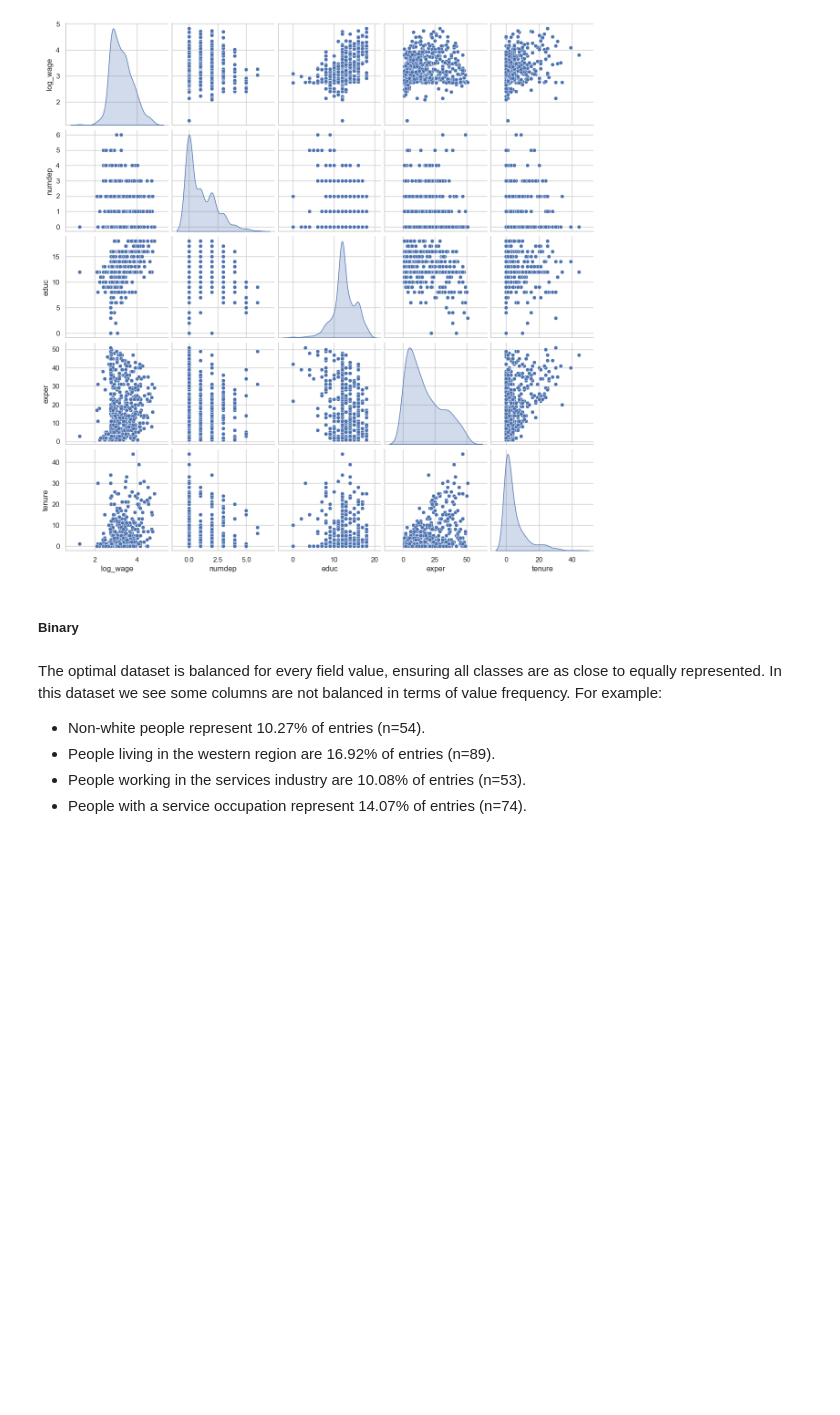
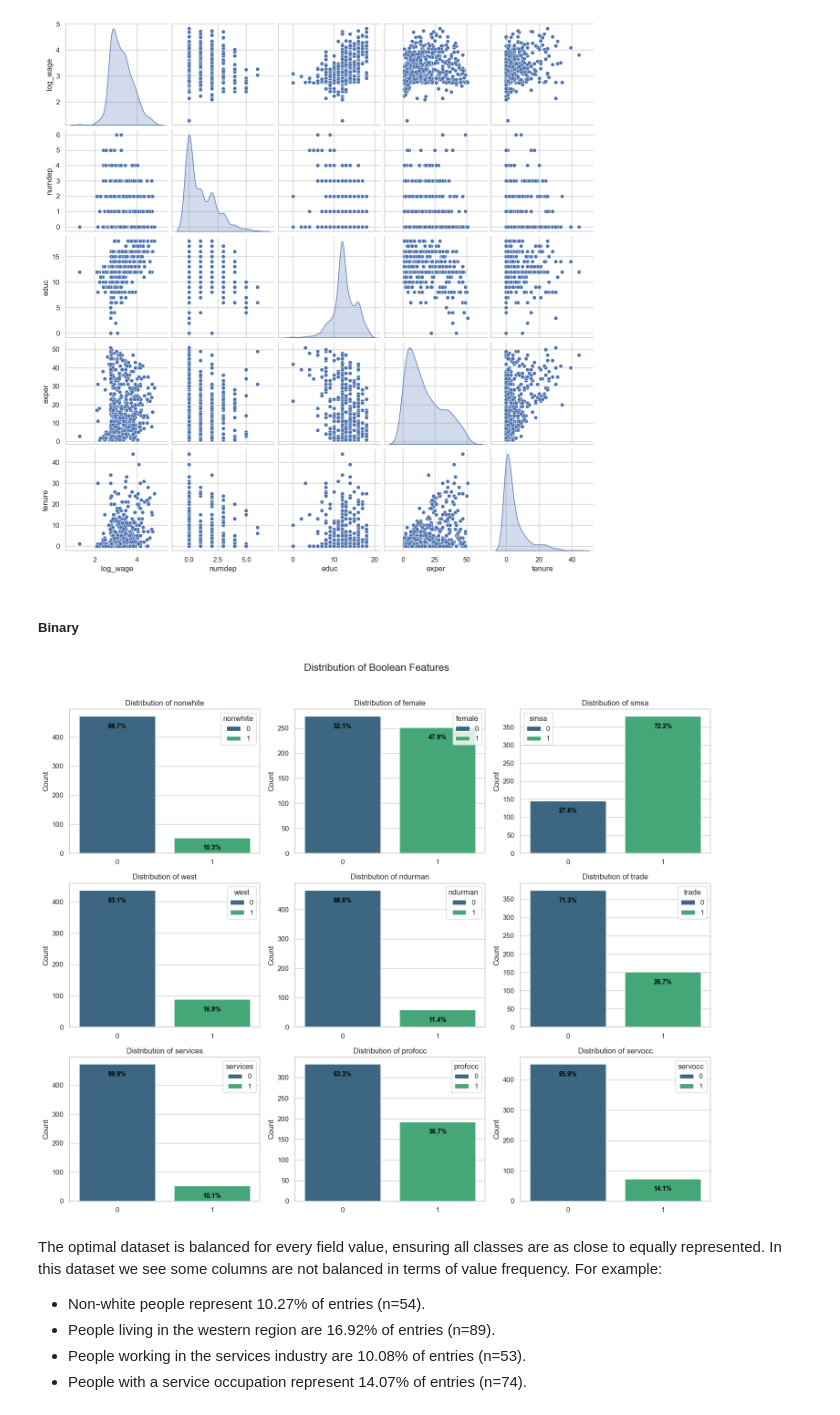
Before and after one commit to tulians/da-ga, a Jupyter notebook: analysis.ipynb, the cells around one changed output. Drawn from its saved outputs; the diff is of its cells as text; code cells hidden in the pictures; blank space fills up the shorter version.

```diff
--- a/analysis.ipynb
+++ b/analysis.ipynb
@@ -550,6 +549,57 @@ plt.show()
 [figure]
 # %% [markdown]
 ##### Binary
+# %%
+boolean_cols = [
+    "nonwhite",
+    "female",
+    "smsa",
+    "west",
+    "ndurman",
+    "trade",
+    "services",
+    "profocc",
+    "servocc",
+]
+
+nrows, ncols = 3, 3
+fig, axes = plt.subplots(nrows=nrows, ncols=ncols, figsize=(15, 12))
+fig.suptitle("Distribution of Boolean Features", y=1.02, fontsize=16)
+axes = axes.flatten()
+
+for i, col in enumerate(boolean_cols):
+    sns.countplot(x=col, data=df, ax=axes[i], palette="viridis", hue=col)
+    axes[i].set_title(f"Distribution of {col}")
+    axes[i].set_ylabel("Count")
+    axes[i].set_xlabel("")
+
+    total = len(df[col])
+    ylim = axes[i].get_ylim()
+    for p in axes[i].patches:
+        height = p.get_height()
+        if height == 0:
+            continue
+        y_pos = height - (0.05 * (ylim[1] - ylim[0]))
+        axes[i].text(
+            p.get_x() + p.get_width() / 2.0,
+            y_pos,
+            "{:1.1f}%".format(100 * height / total),
+            ha="center",
+            va="top",
+            fontsize=10,
+            color="black",
+            fontweight="bold",
+        )
+    axes[i].set_ylim(ylim)
+
+# Hide any unused subplots if boolean_cols < nrows*ncols
+for j in range(len(boolean_cols), nrows * ncols):
+    fig.delaxes(axes[j])
+
+plt.tight_layout()
+plt.show()
+# %% [output]
+[figure, added]
 # %% [markdown]
 The optimal dataset is balanced for every field value, ensuring all classes are as close to equally represented. In this dataset we see some columns are not balanced in terms of value frequency. For example:
 - Non-white people represent 10.27% of entries (n=54).
```
Also changed, not shown: parts of 2 cells of this notebook.
